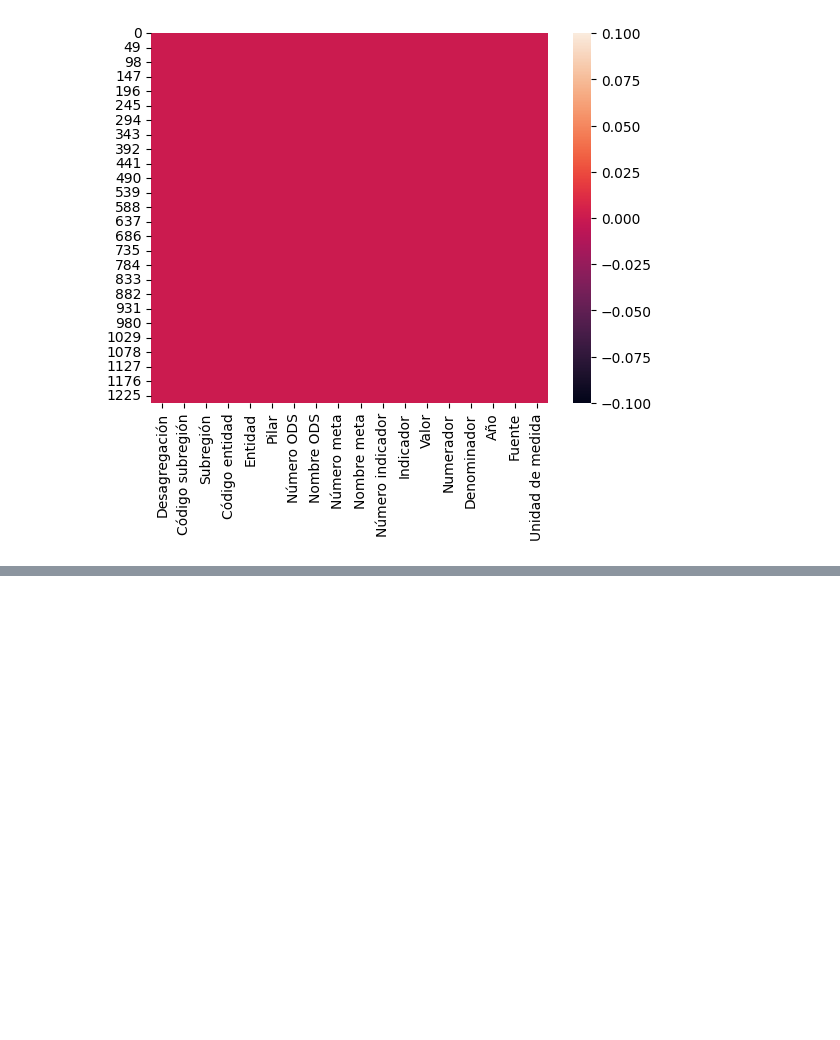
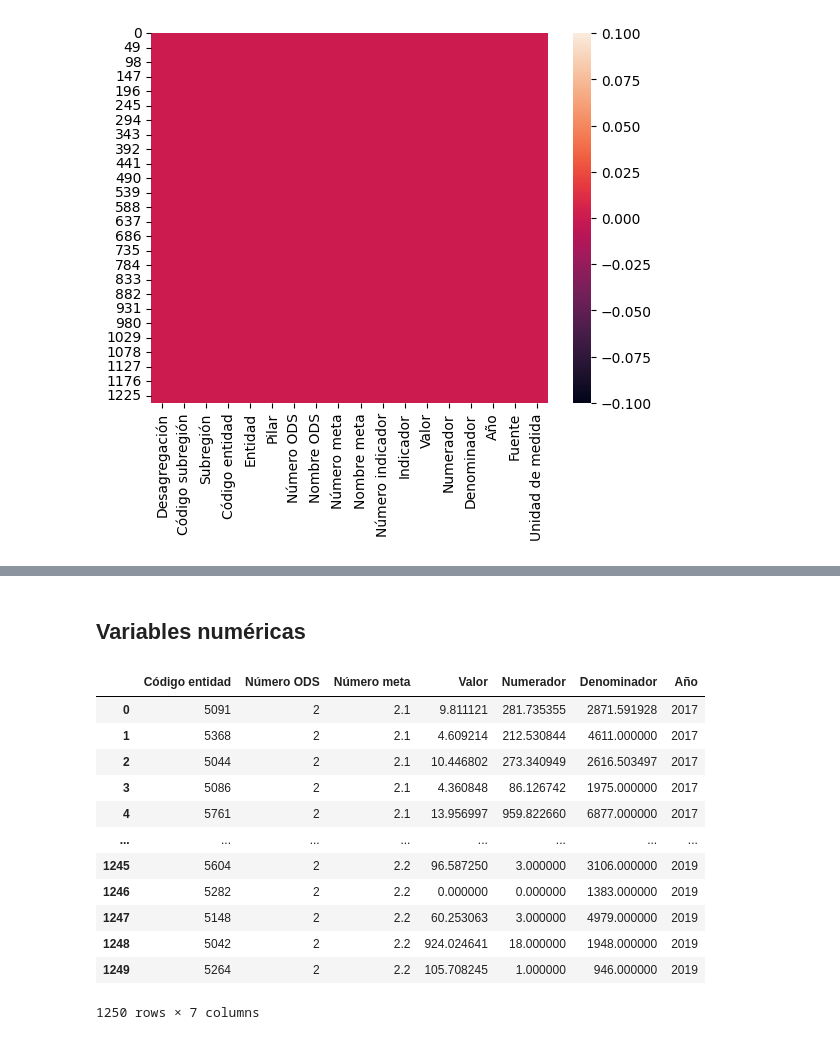
Before and after one commit to AlejandroGutie/SeminarioME03G04, a Jupyter notebook: Desnutrición_e_inseguridad_alimentaria.ipynb, the cells around one changed output, grey strips where cells are left out. Cells and saved outputs as stored; diff of their text form; code cells hidden in the pictures; blank space fills up the shorter version.

```diff
--- a/Desnutrición_e_inseguridad_alimentaria.ipynb
+++ b/Desnutrición_e_inseguridad_alimentaria.ipynb
@@ -75,0 +106,20 @@ Indicators.describe()
+# %% [markdown]
+## Variables numéricas
+# %%
+# Identificación de las varibles numéricas
+numCols = Indicators.select_dtypes(include = ['float64','int64']).columns.tolist()
+Indicators[numCols]
+# %% [output]
+|  | Código entidad | Número ODS | Número meta | Valor | Numerador | Denominador | Año |
+| 0 | 5091 | 2 | 2.1 | 9.811121 | 281.735355 | 2871.591928 | 2017 |
+| 1 | 5368 | 2 | 2.1 | 4.609214 | 212.530844 | 4611.000000 | 2017 |
+| 2 | 5044 | 2 | 2.1 | 10.446802 | 273.340949 | 2616.503497 | 2017 |
+| 3 | 5086 | 2 | 2.1 | 4.360848 | 86.126742 | 1975.000000 | 2017 |
+| 4 | 5761 | 2 | 2.1 | 13.956997 | 959.822660 | 6877.000000 | 2017 |
+| ... | ... | ... | ... | ... | ... | ... | ... |
+| 1245 | 5604 | 2 | 2.2 | 96.587250 | 3.000000 | 3106.000000 | 2019 |
+| 1246 | 5282 | 2 | 2.2 | 0.000000 | 0.000000 | 1383.000000 | 2019 |
+| 1247 | 5148 | 2 | 2.2 | 60.253063 | 3.000000 | 4979.000000 | 2019 |
+| 1248 | 5042 | 2 | 2.2 | 924.024641 | 18.000000 | 1948.000000 | 2019 |
+| 1249 | 5264 | 2 | 2.2 | 105.708245 | 1.000000 | 946.000000 | 2019 |
+1250 rows × 7 columns
```
Also changed, not shown: parts of 12 cells of this notebook.
